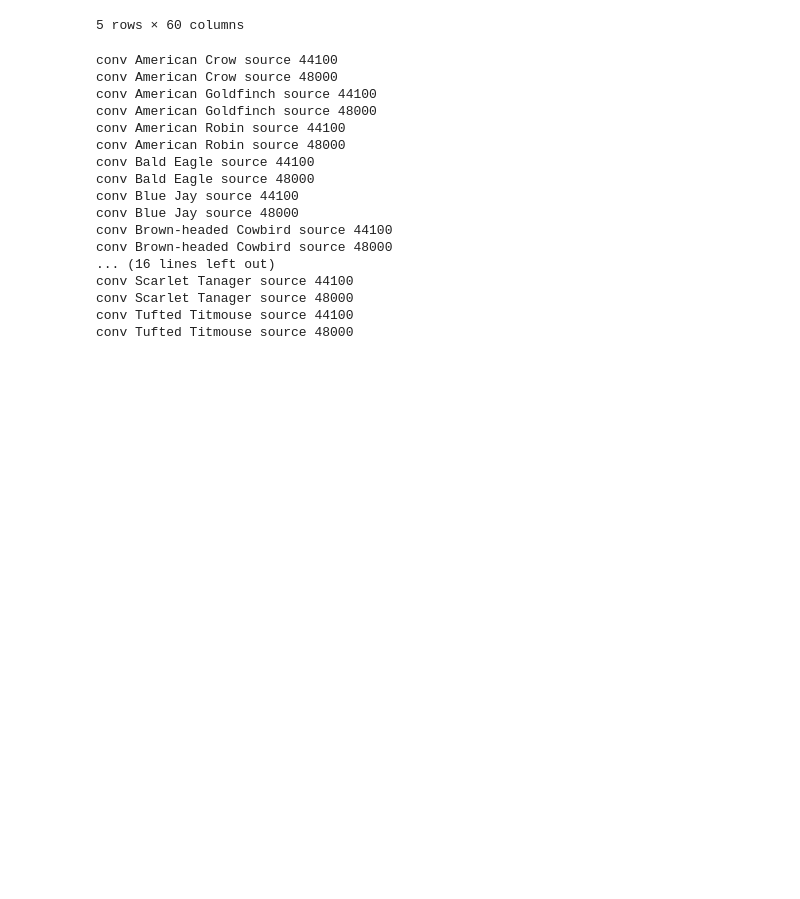
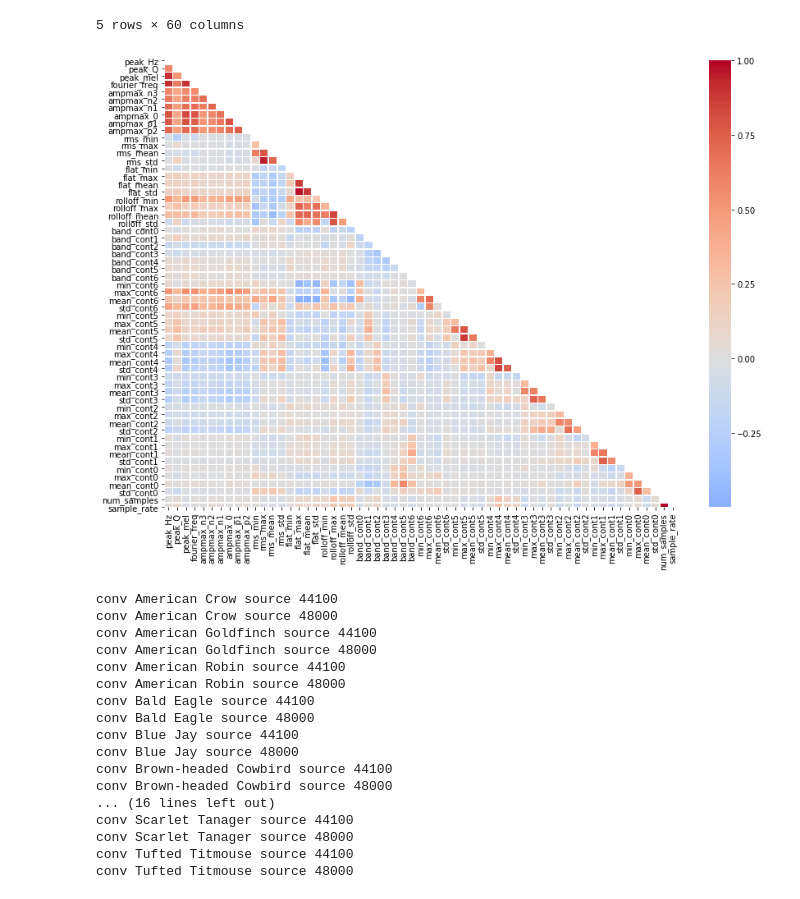
Before and after one commit to chrisseymour/birdsounder-model, a Jupyter notebook: ModelExploratory.ipynb, the cells around one changed output. Drawn from its saved outputs; the diff is of its cells as text; code cells hidden in the pictures; blank space fills up the shorter version.

```diff
--- a/ModelExploratory.ipynb
+++ b/ModelExploratory.ipynb
@@ -28,28 +28,24 @@ import matplotlib.pyplot as plt
 #maybe a simple solution is to just set all values below a certain frequency to 0
 for n in data.peak_Hz.value_counts().items():
     print(n)
-# %%
-
-# Compute the correlation matrix
-
-corr = data.corr()
-
-
-# Generate a mask for the upper triangle
-mask = np.triu(np.ones_like(corr, dtype=np.bool))
-
-# Set up the matplotlib figure
-f, ax = plt.subplots(figsize=(11, 9))
-
-# Generate a custom diverging colormap
-#cmap = sns.diverging_palette(220, 10, as_cmap=True) ##broken in matplotlib v3.1.1...
-cmap = 'coolwarm' #'BrBG'
-
-# Draw the heatmap with the mask and correct aspect ratio
-sns.heatmap(corr, mask=mask, cmap=cmap, vmax=1.0, center=0,
-            square=True, linewidths=.5, cbar_kws={"shrink": .5})
-#g = sns.pairplot(data, hue="species")
-#sns.__version__
+# %%
+pearsoncorr = data.corr()
+
+plt.figure(figsize=(14,10))
+
+mask = np.triu(np.ones_like(corr, dtype=np.bool))
+
+sns.heatmap(pearsoncorr, mask=mask,
+            xticklabels=pearsoncorr.columns,
+            yticklabels=pearsoncorr.columns,
+            center=0,
+            cmap='coolwarm',
+            annot=False,
+            linewidth=0.5)
+
+plt.show()
+# %% [output]
+[figure, added]
 # %%
 kendallcorr = data.corr('kendall')
 
```
Also changed, not shown: parts of 2 cells of this notebook, 2 other files.
